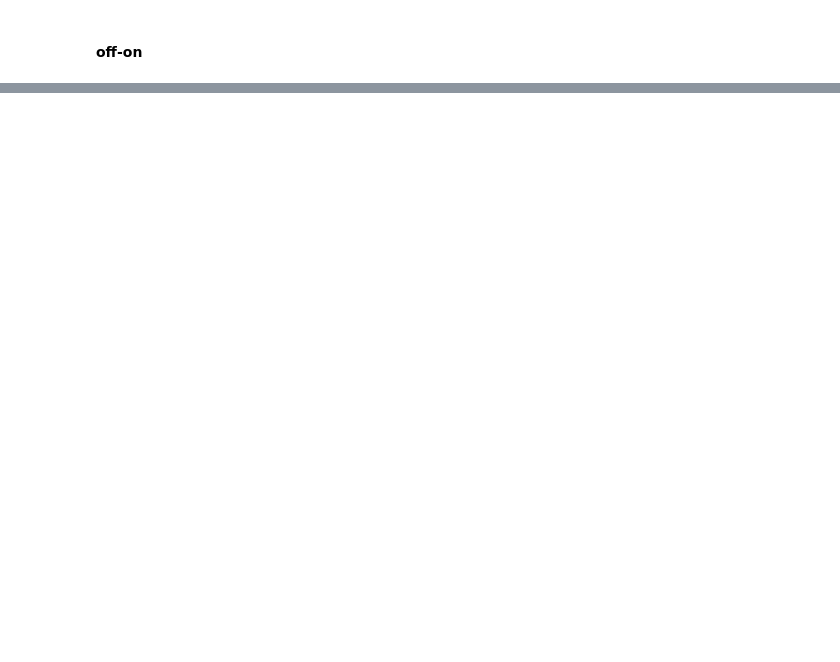
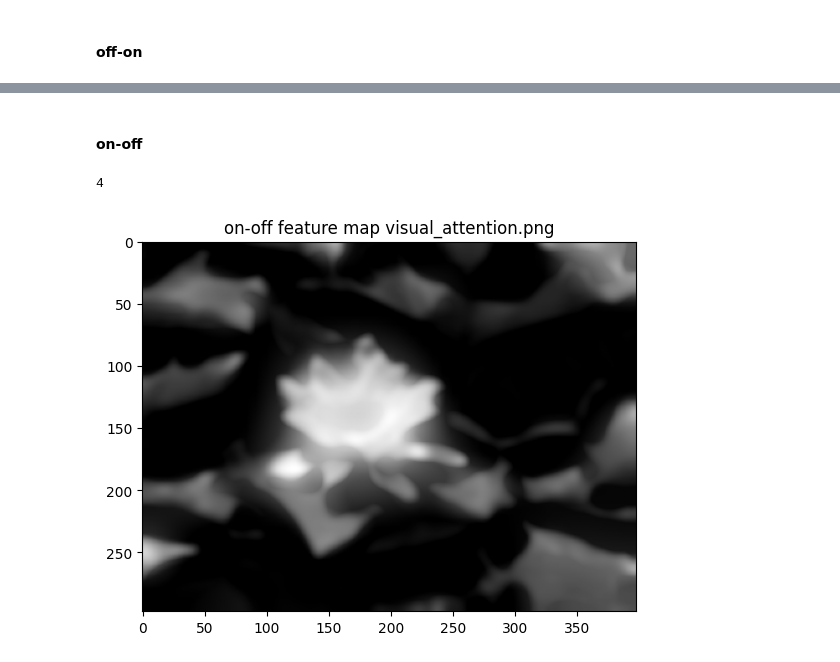
Before and after one commit to marekd6/CV1_labs, a Jupyter notebook: Assignment 02-20251125/cv1_2_3.ipynb, the cells around one changed output, grey strips where cells are left out. Cells and saved outputs as stored; diff of their text form; code cells hidden in the pictures; blank space fills up the shorter version.

```diff
--- a/Assignment 02-20251125/cv1_2_3.ipynb
+++ b/Assignment 02-20251125/cv1_2_3.ipynb
@@ -56,7 +56,10 @@ def calc_vis_contrast_pyramid(centre_p, surround_p, pth=''):
     # return contr_p_on_off, contr_p_off_on
 # %%
 def calc_vis_contrast_pyramid(centre_p, surround_p, pth='', is_on_off=True):
+    contr_p = []
     for j, imgs in enumerate(zip(centre_p, surround_p)):
+        if j == 0:
+            continue
         img_c, img_s = imgs
         contr = img_c - img_s
         contr_t = 'on-off'
@@ -64,7 +67,17 @@ def calc_vis_contrast_pyramid(centre_p, surround_p, pth='', is_on_off=True):
             contr *= -1
             contr_t = 'off-on'
         np.clip(contr, 0, 1, contr)
+        contr_p.append(contr)
         show_img(contr, contr_t + ' contr ' + pth, str(j))
-    # vis_pyramid(contr_p_on_off, pth, 'on-off')
-    # vis_pyramid(contr_p_off_on, pth, 'off-on')
-    # return contr_p_on_off, contr_p_off_on
+    return contr_p
+# %%
+def calc_vis_feature_map(contrast_p, pth='', name=''):
+    feature_map = np.array(contrast_p[0])
+    for j, img in enumerate(contrast_p):
+        if j == 0:
+            continue
+        feature_map += ski.transform.resize(img, feature_map.shape)
+    print(len(contrast_p))
+    feature_map /= len(contrast_p)
+    show_img(feature_map, pth, name + ' feature map')
+    return feature_map
@@ -110,5 +129,5 @@ vis_pyramid(surround_pyr, 'surround_p')
 # %% [markdown]
 #### on-off
 # %%
-calc_vis_contrast_pyramid(centre_pyr, surround_pyr, pth)
+on_off_pyramid = calc_vis_contrast_pyramid(centre_pyr, surround_pyr, pth)
 # %% [output]
@@ -129,0 +193,7 @@ calc_vis_contrast_pyramid(centre_pyr, surround_pyr, pth, is_on_off=False)
+# %% [markdown]
+#### on-off
+# %%
+on_off_fm = calc_vis_feature_map(on_off_pyramid, pth, 'on-off')
+# %% [output]
+4
+[figure, added]
```
Also changed, not shown: parts of 12 cells of this notebook.
